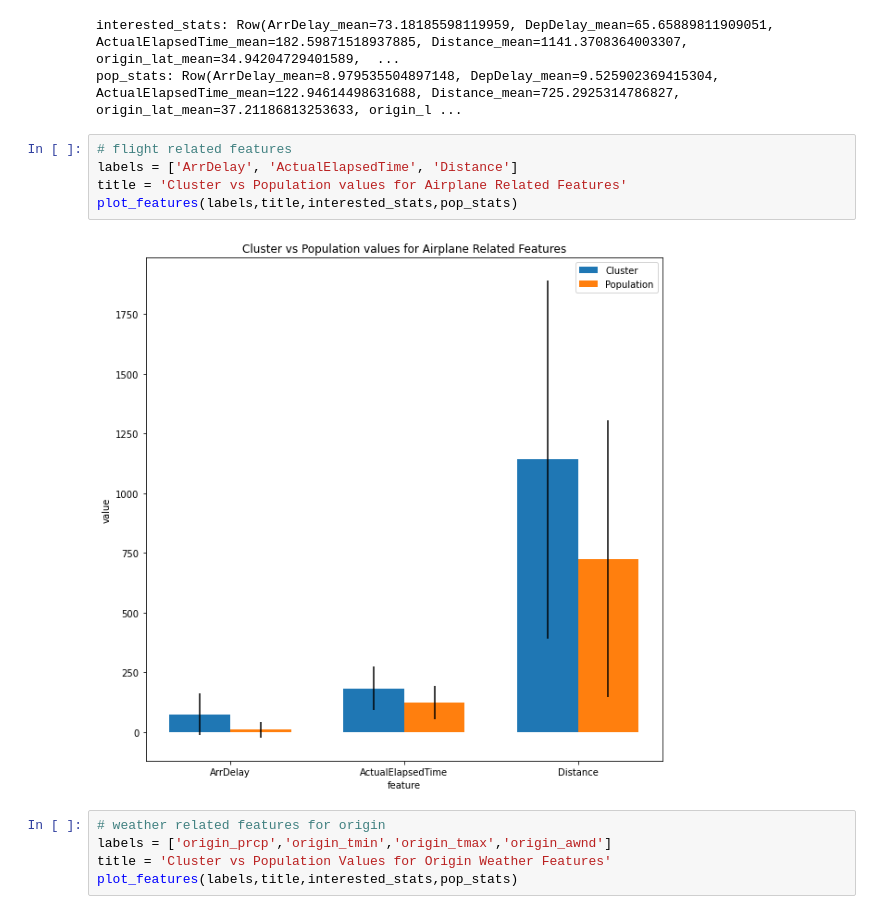
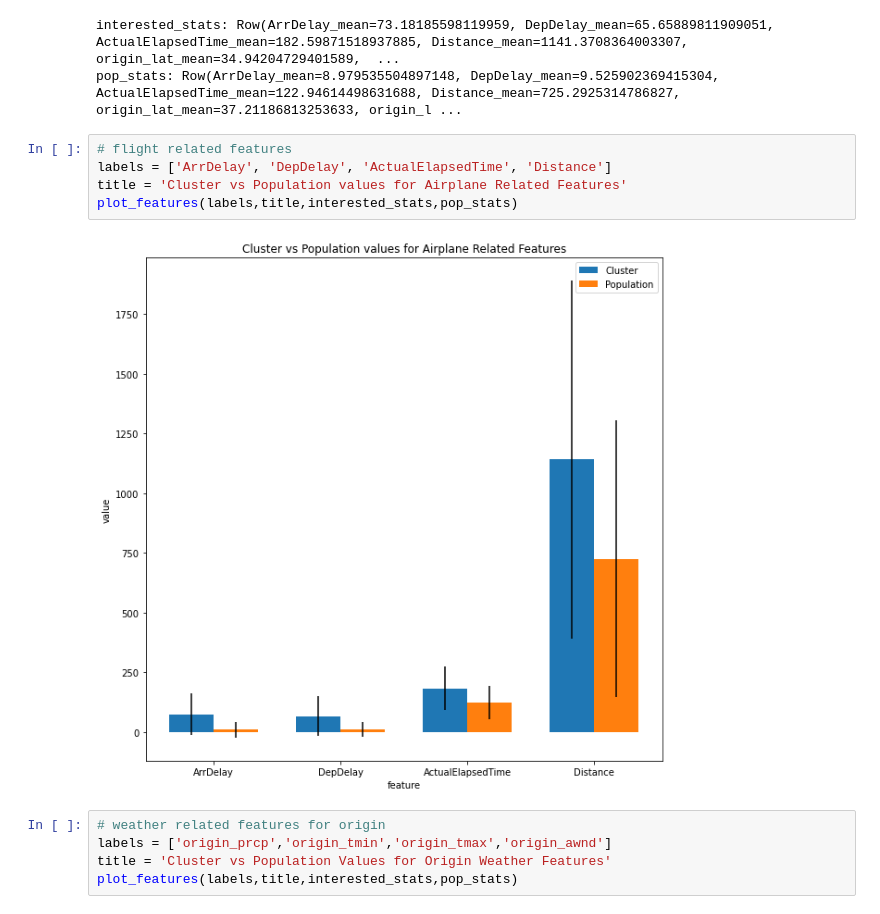
Before and after one commit to vishal929/Massive-Data-CS543, a Jupyter notebook: cluster_analysis/cure_cluster_analysis_summer.ipynb, the cells around one changed output. Drawn from its saved outputs; the diff is of its cells as text.

```diff
--- a/cluster_analysis/cure_cluster_analysis_summer.ipynb
+++ b/cluster_analysis/cure_cluster_analysis_summer.ipynb
@@ -453,11 +453,11 @@ interested_stats: Row(ArrDelay_mean=73.18185598119959, DepDelay_mean=65.65889811
 pop_stats: Row(ArrDelay_mean=8.979535504897148, DepDelay_mean=9.525902369415304, ActualElapsedTime_mean=122.94614498631688, Distance_mean=725.2925314786827, origin_lat_mean=37.21186813253633, origin_l ...
 # %%
 # flight related features
-labels = ['ArrDelay', 'ActualElapsedTime', 'Distance']
+labels = ['ArrDelay', 'DepDelay', 'ActualElapsedTime', 'Distance']
 title = 'Cluster vs Population values for Airplane Related Features'
 plot_features(labels,title,interested_stats,pop_stats)
 # %% [output]
-[figure, old version]
+[figure, new version]
 # %%
 # weather related features for origin
 labels = ['origin_prcp','origin_tmin','origin_tmax','origin_awnd']
```
Also changed, not shown: parts of 3 cells of this notebook, 1 other file.
